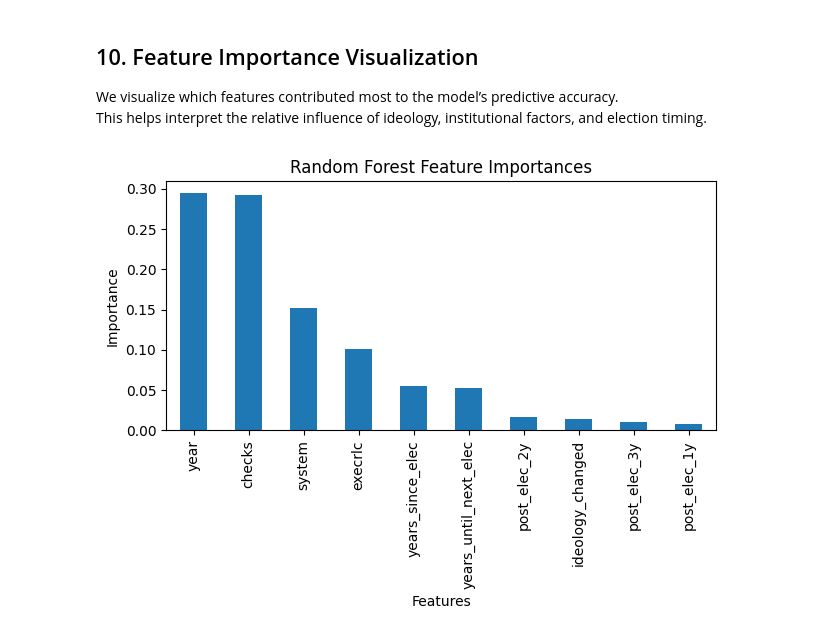
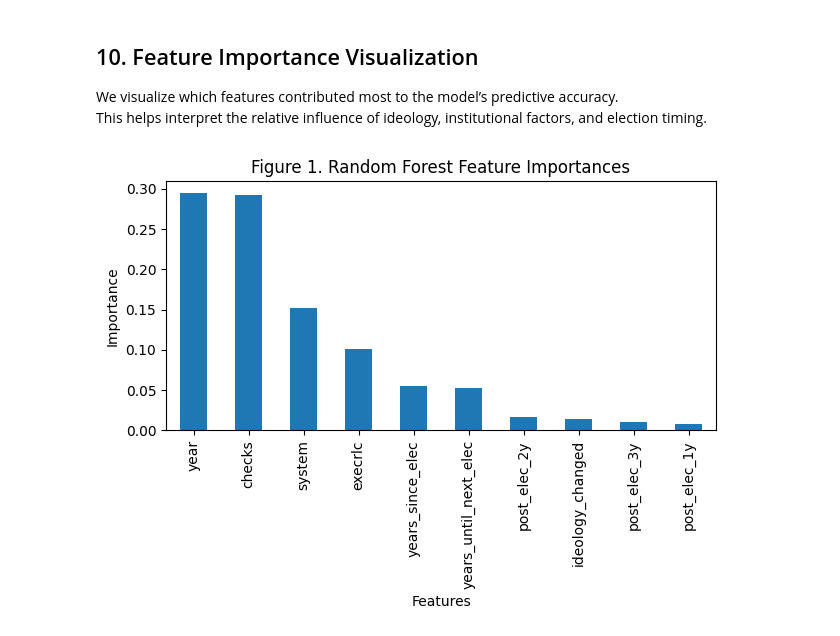
Before and after one commit to hieu-mtran/geopolitical-forecasting, a Jupyter notebook: notebook/dir_un_alignment.ipynb, the cells around one changed output. Saved outputs shown, nothing was run; the diff lists cells and outputs as text; code cells hidden in the pictures.

```diff
--- a/notebook/dir_un_alignment.ipynb
+++ b/notebook/dir_un_alignment.ipynb
@@ -251,11 +253,11 @@ This helps interpret the relative influence of ideology, institutional factors,
 # %%
 # Feature importances
 importances = pd.Series(rf.feature_importances_, index=X_train.columns).sort_values(ascending=False)
 ax = importances.plot(kind="bar")
-ax.set_title("Random Forest Feature Importances")
+ax.set_title("Figure 1. Random Forest Feature Importances")
 ax.set_xlabel("Features")
 ax.set_ylabel("Importance")
 plt.tight_layout()
 plt.show()
 # %% [output]
-[figure, old version]
+[figure, new version]
```
Also changed, not shown: parts of 15 cells of this notebook, 2 other files.
